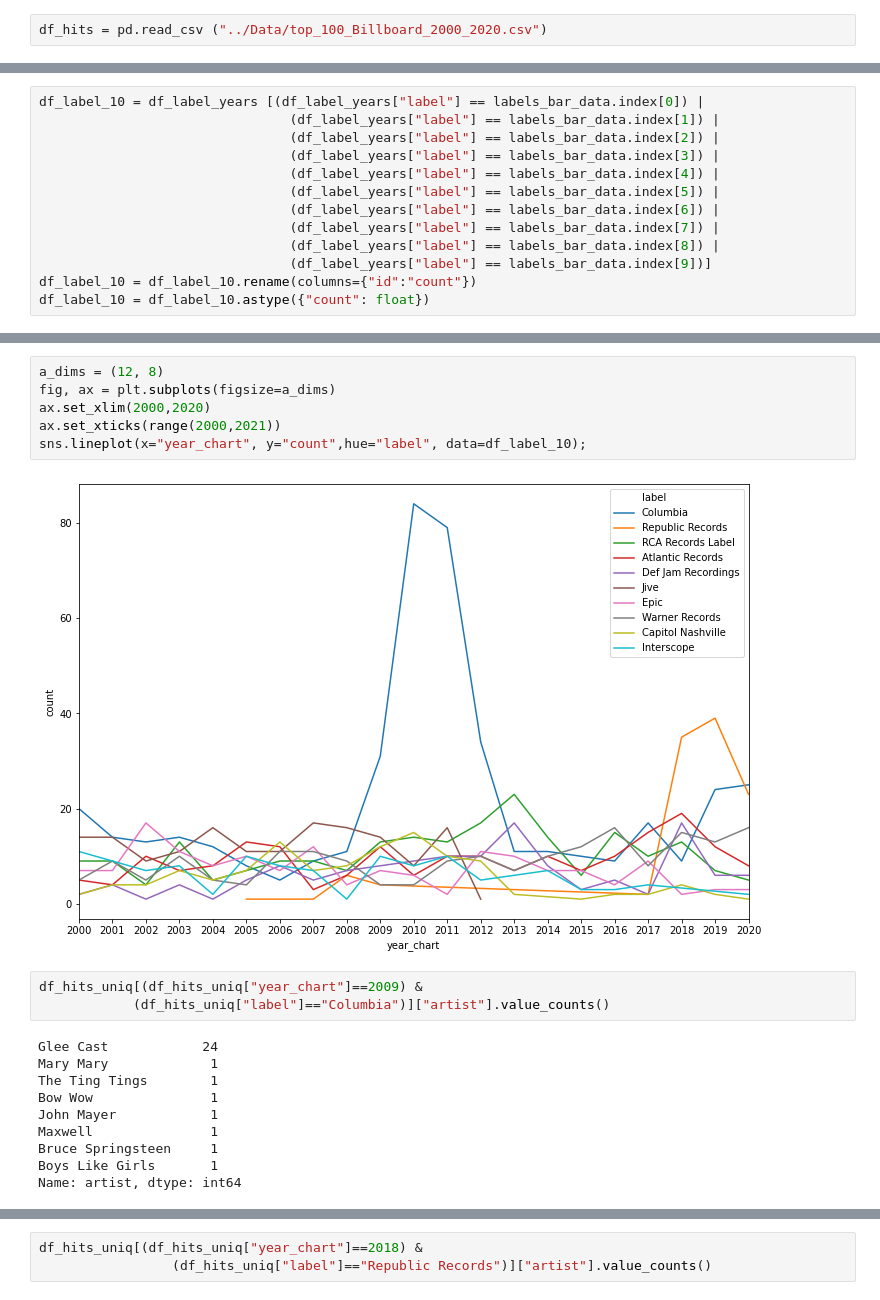
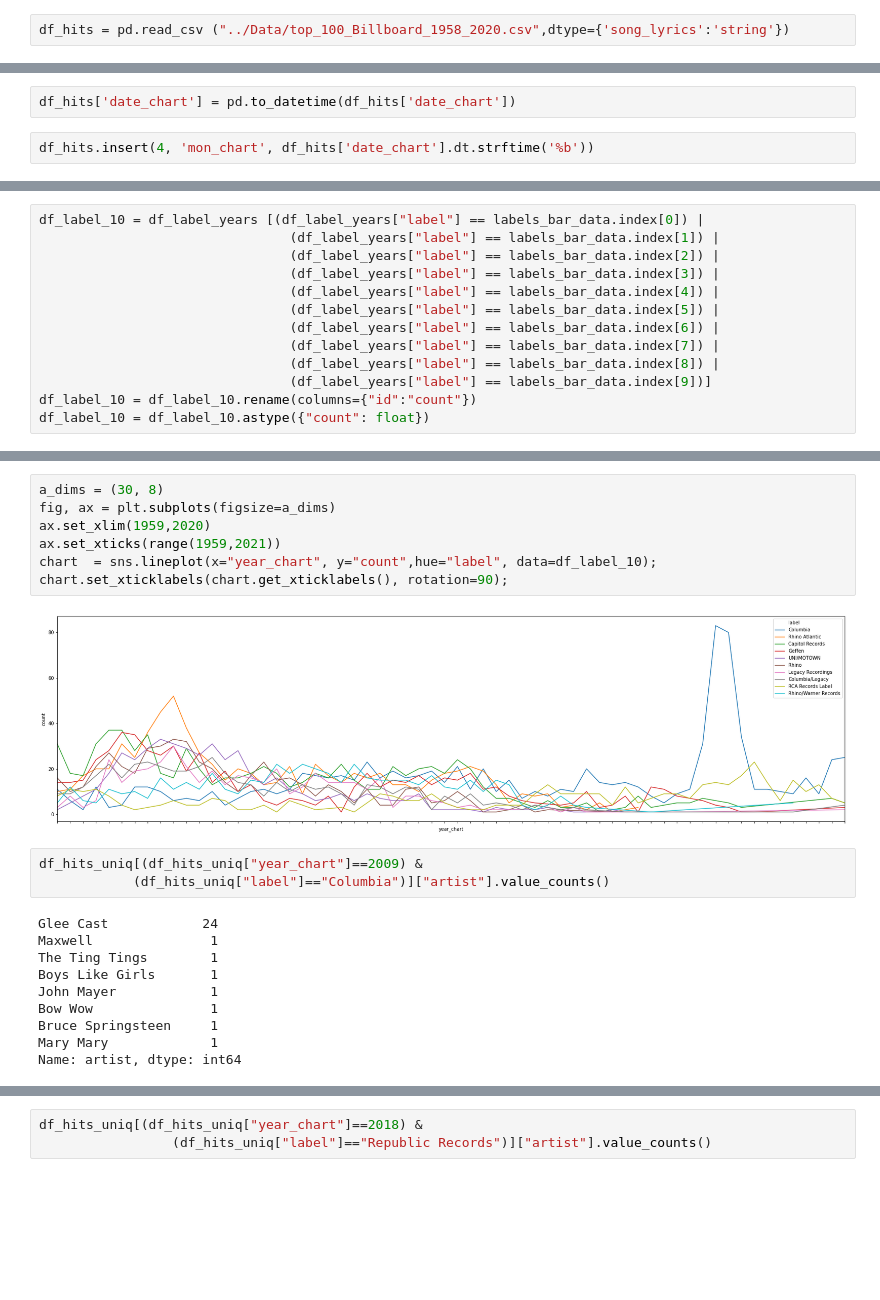
Before and after one commit to luislgm/Music_Hit_Predictor_TFM, a Jupyter notebook: Hit_Data_Analysis/1_hit_analysis.ipynb, the cells around one changed output, grey strips where cells are left out. Saved outputs shown, nothing was run; the diff lists cells and outputs as text; blank space fills up the shorter version.

```diff
--- a/Hit_Data_Analysis/1_hit_analysis.ipynb
+++ b/Hit_Data_Analysis/1_hit_analysis.ipynb
@@ -9,6 +9,6 @@ pd.options.display.max_columns = None
 plt.rcParams['figure.figsize'] = 10, 8
 # %%
-df_hits = pd.read_csv ("../Data/top_100_Billboard_2000_2020.csv")
+df_hits = pd.read_csv ("../Data/top_100_Billboard_1958_2020.csv",dtype={'song_lyrics':'string'})
 # %%
 df_hits.head()
 # %% [output]
@@ -71,0 +106,4 @@ sns.boxplot(x="year_chart",y="tempo",data = df_hits);
+# %%
+df_hits['date_chart'] = pd.to_datetime(df_hits['date_chart'])
+# %%
+df_hits.insert(4, 'mon_chart', df_hits['date_chart'].dt.strftime('%b'))
@@ -225,23 +483,24 @@ df_label_10[df_label_10["year_chart"]==2019]
 # %%
-a_dims = (12, 8)
+a_dims = (30, 8)
 fig, ax = plt.subplots(figsize=a_dims)
-ax.set_xlim(2000,2020)
-ax.set_xticks(range(2000,2021))
-sns.lineplot(x="year_chart", y="count",hue="label", data=df_label_10);
+ax.set_xlim(1959,2020)
+ax.set_xticks(range(1959,2021))
+chart  = sns.lineplot(x="year_chart", y="count",hue="label", data=df_label_10);
+chart.set_xticklabels(chart.get_xticklabels(), rotation=90);
 # %% [output]
-[figure, old version]
+[figure, new version]
 # %%
 df_hits_uniq[(df_hits_uniq["year_chart"]==2009) &
             (df_hits_uniq["label"]=="Columbia")]["artist"].value_counts()
 # %% [output]
 Glee Cast            24
+Maxwell               1
+The Ting Tings        1
+Boys Like Girls       1
+John Mayer            1
+Bow Wow               1
+Bruce Springsteen     1
 Mary Mary             1
-The Ting Tings        1
-Bow Wow               1
-John Mayer            1
-Maxwell               1
-Bruce Springsteen     1
-Boys Like Girls       1
 Name: artist, dtype: int64
 # %%
 df_hits_uniq[(df_hits_uniq["year_chart"]==2010) &
```
Also changed, not shown: parts of 112 cells of this notebook.
